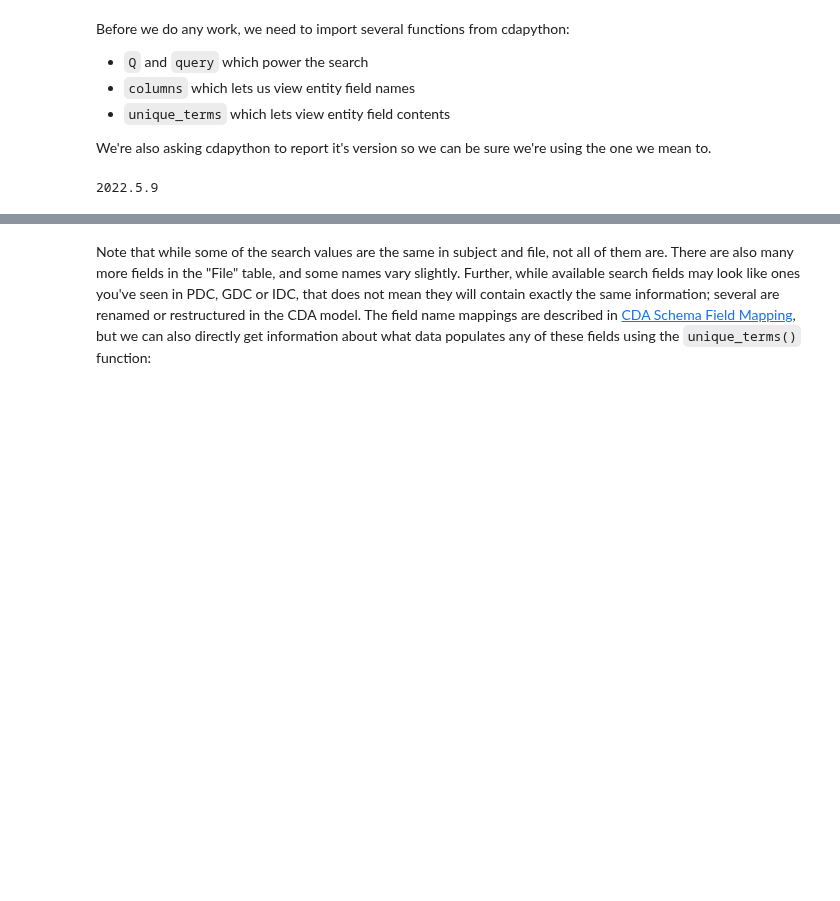
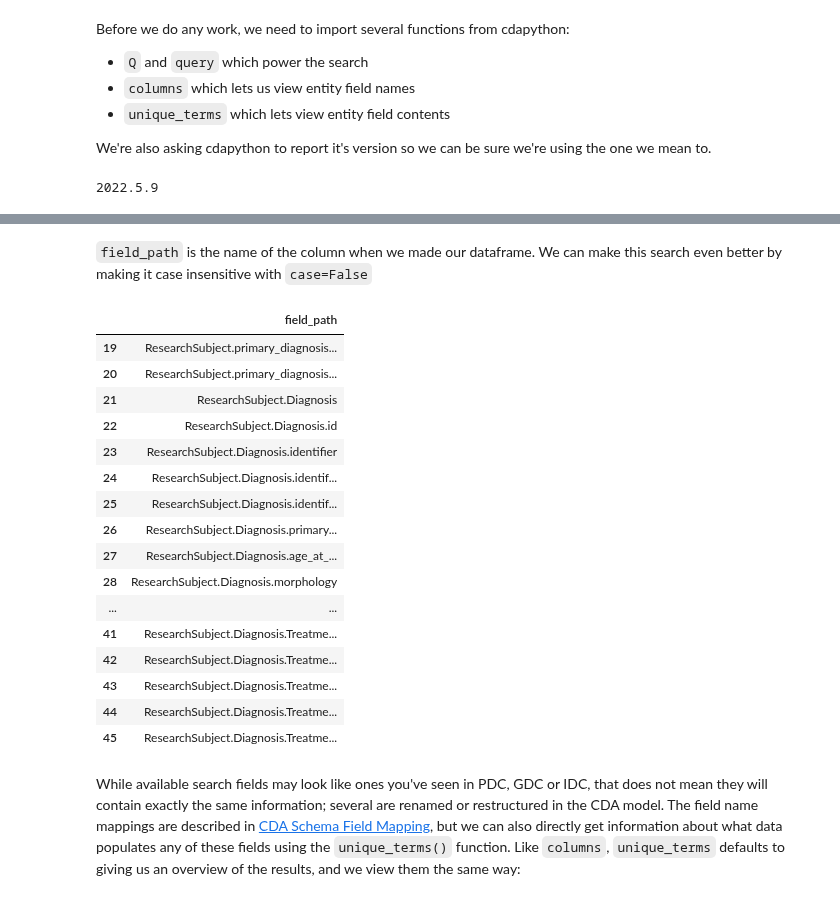
Before and after one commit to CancerDataAggregator/CDA-HelpDesk, a Jupyter notebook: docs/Documentation/ExampleNotebooks/SearchTerms.ipynb, the cells around one changed output, grey strips where cells are left out. Cells and saved outputs as stored; diff of their text form; code cells hidden in the pictures; blank space fills up the shorter version.

```diff
--- a/docs/Documentation/ExampleNotebooks/SearchTerms.ipynb
+++ b/docs/Documentation/ExampleNotebooks/SearchTerms.ipynb
@@ -79,0 +84,3 @@ columns(files=True, limit=35)
+# %%
+allcolumns = columns().to_dataframe()
+allcolumns[allcolumns['field_path'].str.contains("diagnosis")]
@@ -80,3 +94,25 @@ columns(files=True, limit=35)
+# %% [markdown]
+`field_path` is the name of the column when we made our dataframe. We can make this search even better by making it case insensitive with `case=False`
+# %%
+allcolumns[allcolumns['field_path'].str.contains("diagnosis", case=False)]
+# %% [output]
+|  | field_path |
+| 19 | ResearchSubject.primary_diagnosis... |
+| 20 | ResearchSubject.primary_diagnosis... |
+| 21 | ResearchSubject.Diagnosis |
+| 22 | ResearchSubject.Diagnosis.id |
+| 23 | ResearchSubject.Diagnosis.identifier |
+| 24 | ResearchSubject.Diagnosis.identif... |
+| 25 | ResearchSubject.Diagnosis.identif... |
+| 26 | ResearchSubject.Diagnosis.primary... |
+| 27 | ResearchSubject.Diagnosis.age_at_... |
+| 28 | ResearchSubject.Diagnosis.morphology |
+| ... | ... |
+| 41 | ResearchSubject.Diagnosis.Treatme... |
+| 42 | ResearchSubject.Diagnosis.Treatme... |
+| 43 | ResearchSubject.Diagnosis.Treatme... |
+| 44 | ResearchSubject.Diagnosis.Treatme... |
+| 45 | ResearchSubject.Diagnosis.Treatme... |
 # %% [markdown]
-Note that while some of the search values are the same in subject and file, not all of them are. There are also many more fields in the "File" table, and some names vary slightly. Further, while available search fields may look like ones you've seen in PDC, GDC or IDC, that does not mean they will contain exactly the same information; several are renamed or restructured in the CDA model. The field name mappings are described in [CDA Schema Field Mapping](../Documentation/Schema.md), but we can also directly get information about what data populates any of these fields using the `unique_terms()` function:
+While available search fields may look like ones you've seen in PDC, GDC or IDC, that does not mean they will contain exactly the same information; several are renamed or restructured in the CDA model. The field name mappings are described in [CDA Schema Field Mapping](../Documentation/Schema.md), but we can also directly get information about what data populates any of these fields using the `unique_terms()` function. Like `columns`, `unique_terms` defaults to giving us an overview of the results, and we view them the same way:
 # %%
```
Also changed, not shown: parts of 19 cells of this notebook, 1 other file.
